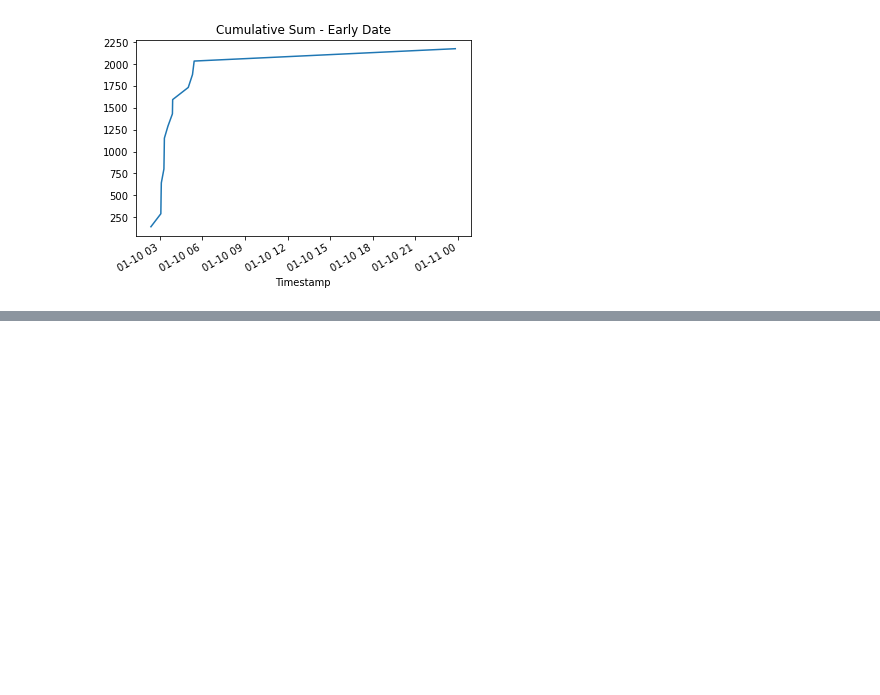
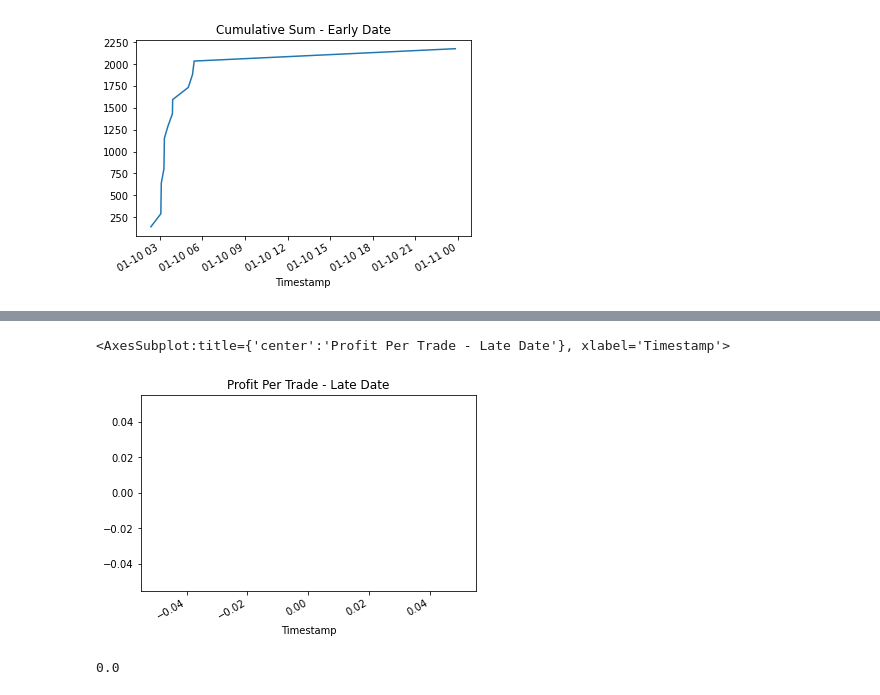
Before and after one commit to Arty-j/Arbitrage_opportunities, a Jupyter notebook: crypto_arbitrage.ipynb, the cells around one changed output, grey strips where cells are left out. Drawn from its saved outputs; the diff is of its cells as text; code cells hidden in the pictures; blank space fills up the shorter version.

```diff
--- a/crypto_arbitrage.ipynb
+++ b/crypto_arbitrage.ipynb
@@ -616,0 +725,7 @@ cumulative_profit_early.plot(title='Cumulative Sum - Early Date')
+# %%
+# For the middle date in the dataset, measure the arbitrage spread between the two exchanges
+# by subtracting the lower-priced exchange from the higher-priced one
+arbitrage_spread_late = coinbase['Close'].loc['2018-03-22'] - bitstamp['Close'].loc['2018-03-22']
+
+# Use a conditional statement to generate the summary statistics for each arbitrage_spread DataFrame
+arbitrage_spread_late.describe()
@@ -616,0 +742,7 @@ cumulative_profit_early.plot(title='Cumulative Sum - Early Date')
+# %%
+# For the date early in the dataset, calculate the spread returns by dividing the instances when the arbitrage spread is positive (> 0)
+# by the price of Bitcoin from the exchange you are buying on (the lower-priced exchange).
+spread_return_late = arbitrage_spread_late[arbitrage_spread_late>0] / bitstamp['Close'].loc['2018-03-22']
+
+# Review the spread return DataFrame
+spread_return_late
@@ -616,0 +763,7 @@ cumulative_profit_early.plot(title='Cumulative Sum - Early Date')
+# %%
+# For the date early in the dataset, determine the number of times your trades with positive returns
+# exceed the 1% minimum threshold (.01) that you need to cover your costs
+profitable_trades_late = spread_return_late[spread_return_late > .01]
+
+# Review the first five profitable trades
+profitable_trades_late.head()
@@ -616,0 +784,10 @@ cumulative_profit_early.plot(title='Cumulative Sum - Early Date')
+# %%
+# For the date early in the dataset, calculate the potential profit per trade in dollars
+# Multiply the profitable trades by the cost of the Bitcoin that was purchased
+profit_late = profitable_trades_late * bitstamp['Close'].loc['2018-03-22']
+
+# Drop any missing values from the profit DataFrame
+profit_per_trade_late = profit_late.dropna()
+
+# View the early profit DataFrame
+profit_per_trade_late.head()
@@ -616,0 +808,12 @@ cumulative_profit_early.plot(title='Cumulative Sum - Early Date')
+# %%
+# Plot the results for the early profit per trade DataFrame
+profit_per_trade_late.plot(title='Profit Per Trade - Late Date')
+# %% [output]
+<AxesSubplot:title={'center':'Profit Per Trade - Late Date'}, xlabel='Timestamp'>
+[figure, added]
+# %%
+# Calculate the sum of the potential profits for the early profit per trade DataFrame
+profit_sum = profit_per_trade_late.sum()
+profit_sum
+# %% [output]
+0.0
```
Also changed, not shown: parts of 21 cells of this notebook.
